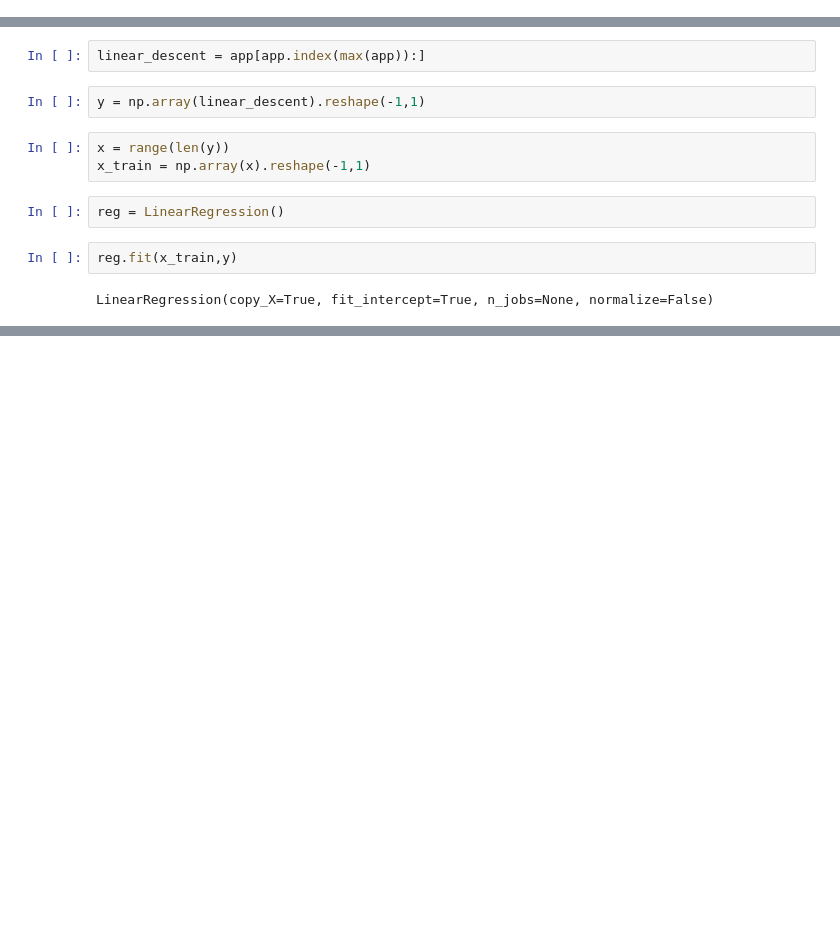
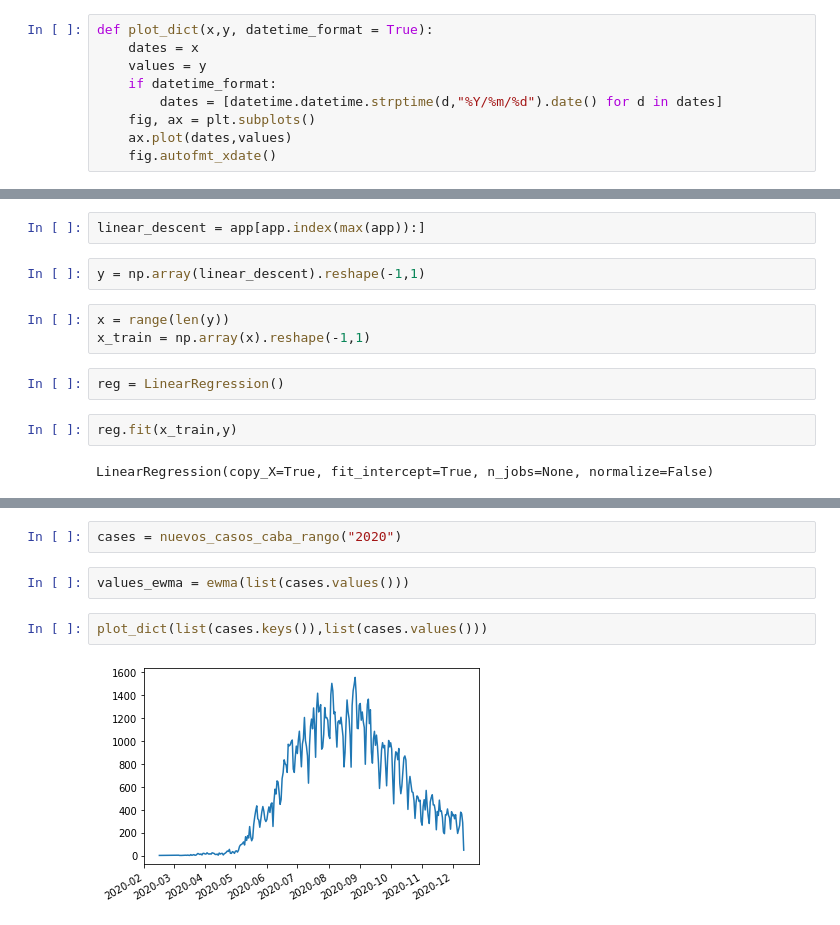
Before and after one commit to JoaquinPolonuer/covid_analysis_caba, a Jupyter notebook: api_notebook.ipynb, the cells around one changed output, grey strips where cells are left out. Saved outputs shown, nothing was run; the diff lists cells and outputs as text; blank space fills up the shorter version.

```diff
--- a/api_notebook.ipynb
+++ b/api_notebook.ipynb
@@ -92,6 +92,15 @@ from sklearn.linear_model import LinearRegression
 cases = nuevos_casos_caba_rango()
 dates = list(cases.keys())
 values = list(cases.values())
+# %%
+def plot_dict(x,y, datetime_format = True):
+    dates = x
+    values = y
+    if datetime_format:
+        dates = [datetime.datetime.strptime(d,"%Y/%m/%d").date() for d in dates]
+    fig, ax = plt.subplots()
+    ax.plot(dates,values)
+    fig.autofmt_xdate()
 # %%
 dates = [datetime.datetime.strptime(d,"%Y/%m/%d").date() for d in dates]
 # %%
@@ -154,0 +168,8 @@ Days until 0 cases: 28
+# %%
+cases = nuevos_casos_caba_rango("2020")
+# %%
+values_ewma = ewma(list(cases.values()))
+# %%
+plot_dict(list(cases.keys()),list(cases.values()))
+# %% [output]
+[figure, added]
```
Also changed, not shown: parts of 10 cells of this notebook.
